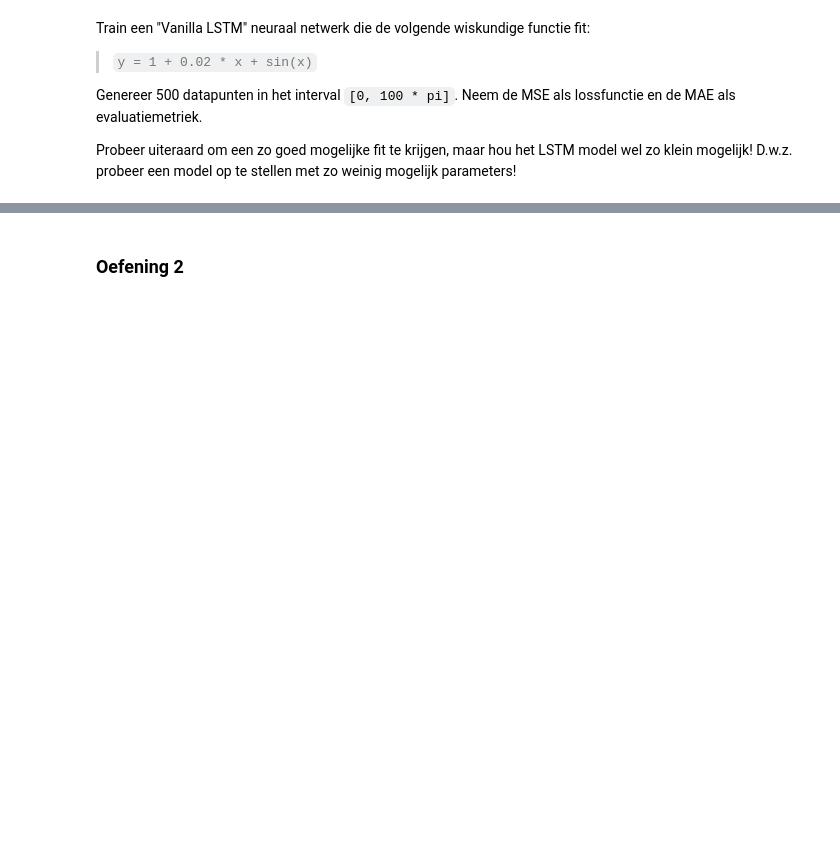
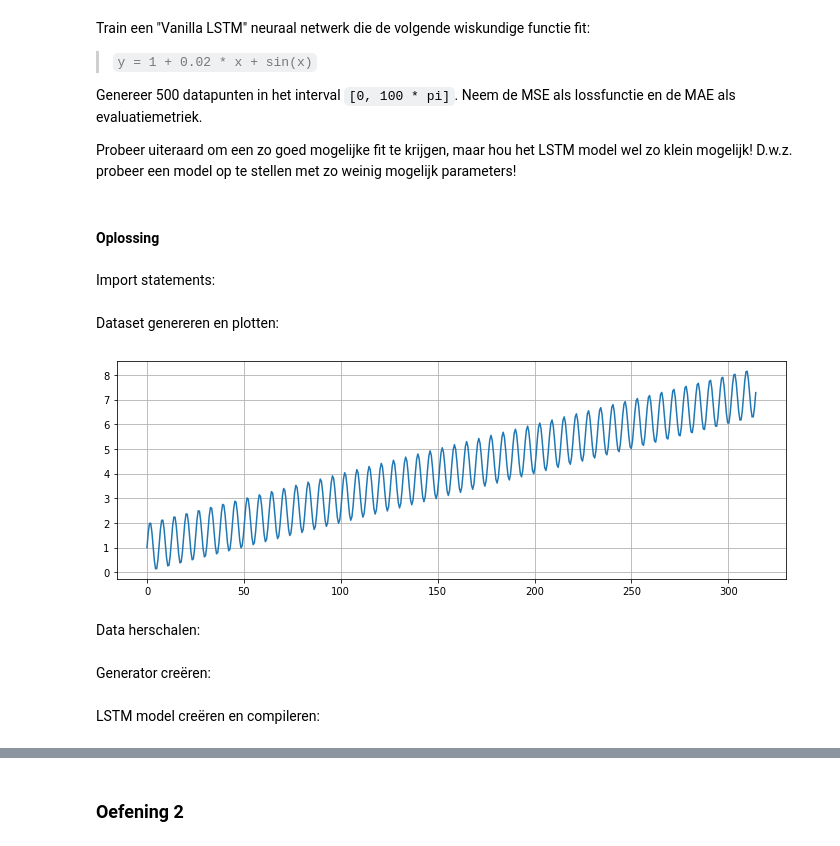
Before and after one commit to alouwyck/vives-deep-learning, a Jupyter notebook: topic10/HFST10_LSTM_intro.ipynb, the cells around one changed output, grey strips where cells are left out. Saved outputs shown, nothing was run; the diff lists cells and outputs as text; code cells hidden in the pictures; blank space fills up the shorter version.

```diff
--- a/topic10/HFST10_LSTM_intro.ipynb
+++ b/topic10/HFST10_LSTM_intro.ipynb
@@ -555,3 +686,7 @@ Train een "Vanilla LSTM" neuraal netwerk die de volgende wiskundige functie fit:
 Genereer 500 datapunten in het interval `[0, 100 * pi]`. Neem de MSE als lossfunctie en de MAE als evaluatiemetriek.
 
 Probeer uiteraard om een zo goed mogelijke fit te krijgen, maar hou het LSTM model wel zo klein mogelijk! D.w.z. probeer een model op te stellen met zo weinig mogelijk parameters!
+# %% [markdown]
+#### **Oplossing**
+# %% [markdown]
+Import statements:
@@ -557,0 +699,13 @@ Probeer uiteraard om een zo goed mogelijke fit te krijgen, maar hou het LSTM mod
+# %% [markdown]
+Dataset genereren en plotten:
+# %%
+x = np.linspace(0, 100 * np.pi, 500)
+y = 1 + 0.02 * x + np.sin(x)
+
+_, ax = plt.subplots(1, 1, figsize=(12, 4))  # (width, height)
+ax.plot(x, y);
+ax.grid();
+# %% [output]
+[figure, added]
+# %% [markdown]
+Data herschalen:
@@ -557,0 +714,2 @@ Probeer uiteraard om een zo goed mogelijke fit te krijgen, maar hou het LSTM mod
+# %% [markdown]
+Generator creëren:
@@ -557,0 +719,2 @@ Probeer uiteraard om een zo goed mogelijke fit te krijgen, maar hou het LSTM mod
+# %% [markdown]
+LSTM model creëren en compileren:
```
Also changed, not shown: parts of 74 cells of this notebook.
